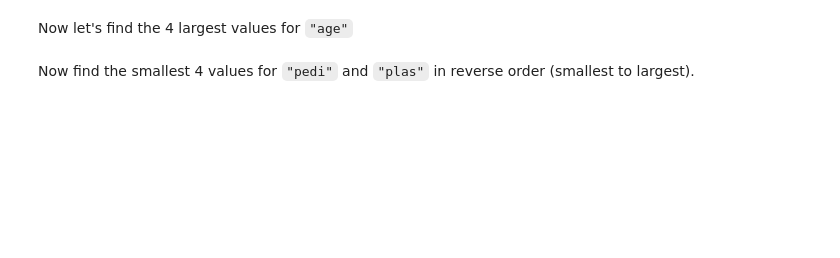
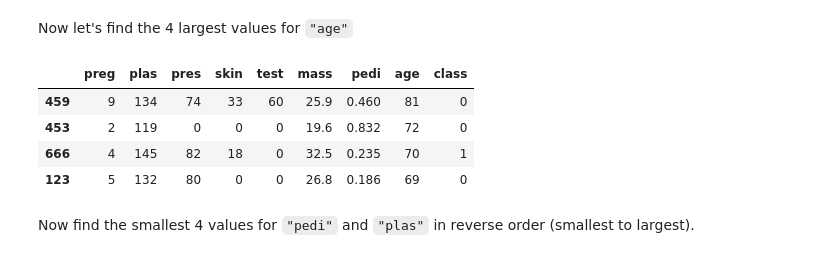
Before and after one commit to tpanja/Week1, a Jupyter notebook: 02_Pandas/Week1-main-02_Pandas-Pandas_Exercises.ipynb, the cells around one changed output. Cells and saved outputs as stored; diff of their text form; code cells hidden in the pictures; blank space fills up the shorter version.

```diff
--- a/02_Pandas/Week1-main-02_Pandas-Pandas_Exercises.ipynb
+++ b/02_Pandas/Week1-main-02_Pandas-Pandas_Exercises.ipynb
@@ -97,2 +130,10 @@ Now let's find the 4 largest values for `"age"`
+# %%
+df.nlargest(4, 'age')
+# %% [output]
+|  | preg | plas | pres | skin | test | mass | pedi | age | class |
+| 459 | 9 | 134 | 74 | 33 | 60 | 25.9 | 0.460 | 81 | 0 |
+| 453 | 2 | 119 | 0 | 0 | 0 | 19.6 | 0.832 | 72 | 0 |
+| 666 | 4 | 145 | 82 | 18 | 0 | 32.5 | 0.235 | 70 | 1 |
+| 123 | 5 | 132 | 80 | 0 | 0 | 26.8 | 0.186 | 69 | 0 |
 # %% [markdown]
 Now find the smallest 4 values for `"pedi"` and `"plas"` in reverse order (smallest to largest).
```
Also changed, not shown: parts of 13 cells of this notebook.
